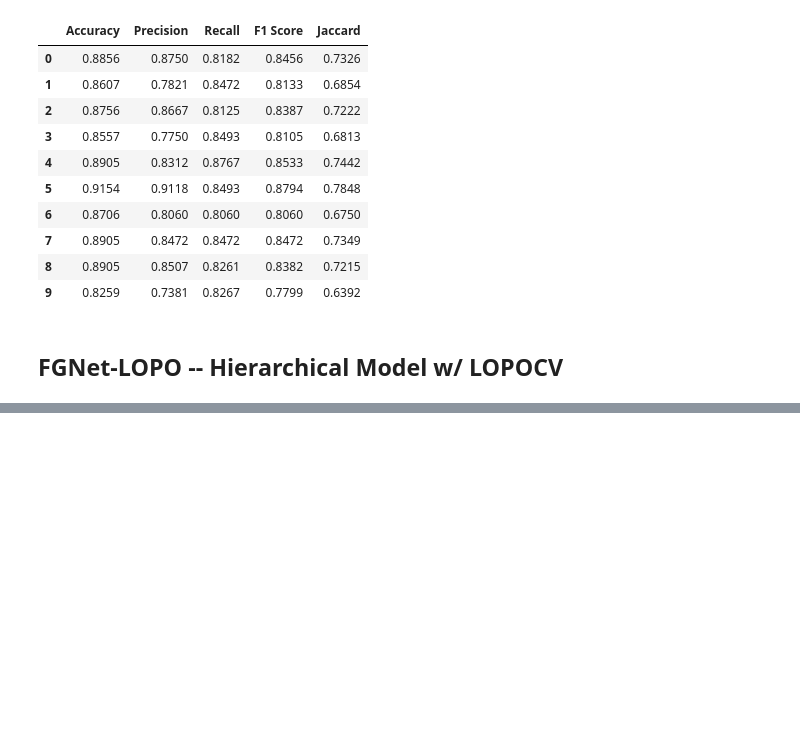
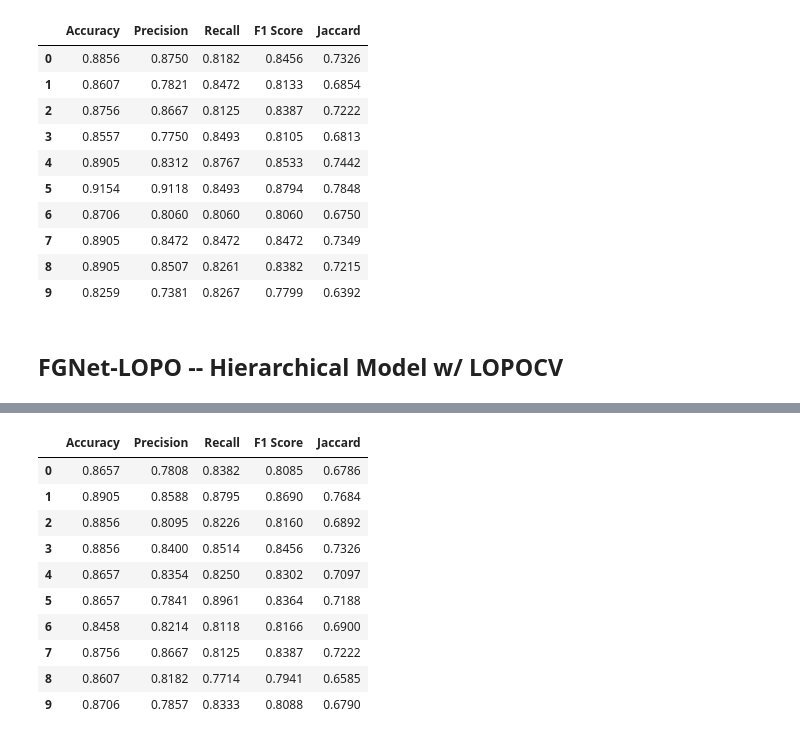
Before and after one commit to michael-suggs/py-FGNET, a Jupyter notebook: arsh_model_validation.ipynb, the cells around one changed output, grey strips where cells are left out. Cells and saved outputs as stored; diff of their text form; code cells hidden in the pictures; blank space fills up the shorter version.

```diff
--- a/arsh_model_validation.ipynb
+++ b/arsh_model_validation.ipynb
@@ -295,0 +312,15 @@ for i in range(10):
+# %%
+df_clf2, df_reg2 = calculate_metrics(model_metrics)
+df_clf2
+# %% [output]
+|  | Accuracy | Precision | Recall | F1 Score | Jaccard |
+| 0 | 0.8657 | 0.7808 | 0.8382 | 0.8085 | 0.6786 |
+| 1 | 0.8905 | 0.8588 | 0.8795 | 0.8690 | 0.7684 |
+| 2 | 0.8856 | 0.8095 | 0.8226 | 0.8160 | 0.6892 |
+| 3 | 0.8856 | 0.8400 | 0.8514 | 0.8456 | 0.7326 |
+| 4 | 0.8657 | 0.8354 | 0.8250 | 0.8302 | 0.7097 |
+| 5 | 0.8657 | 0.7841 | 0.8961 | 0.8364 | 0.7188 |
+| 6 | 0.8458 | 0.8214 | 0.8118 | 0.8166 | 0.6900 |
+| 7 | 0.8756 | 0.8667 | 0.8125 | 0.8387 | 0.7222 |
+| 8 | 0.8607 | 0.8182 | 0.7714 | 0.7941 | 0.6585 |
+| 9 | 0.8706 | 0.7857 | 0.8333 | 0.8088 | 0.6790 |
```
Also changed, not shown: parts of 5 cells of this notebook, 1 other file.
